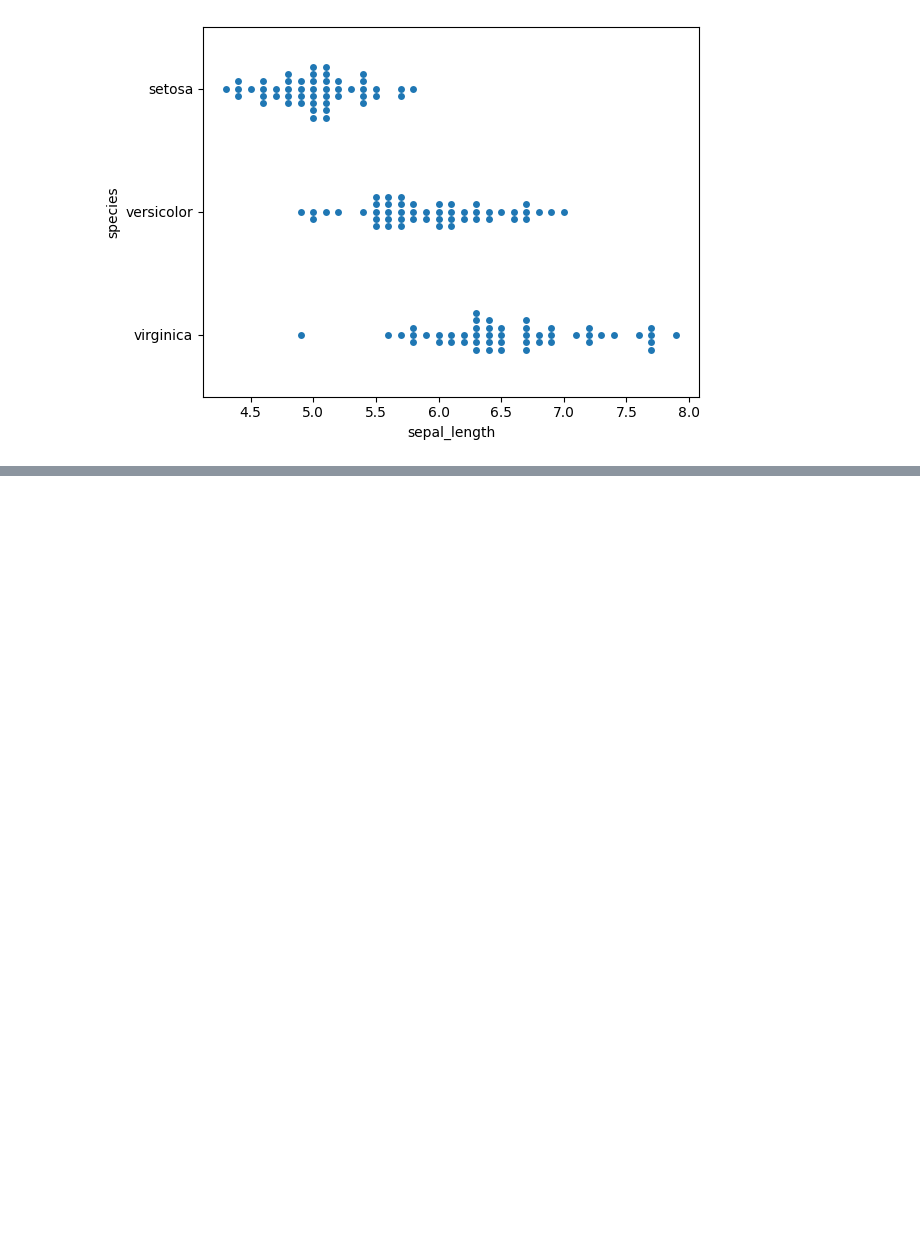
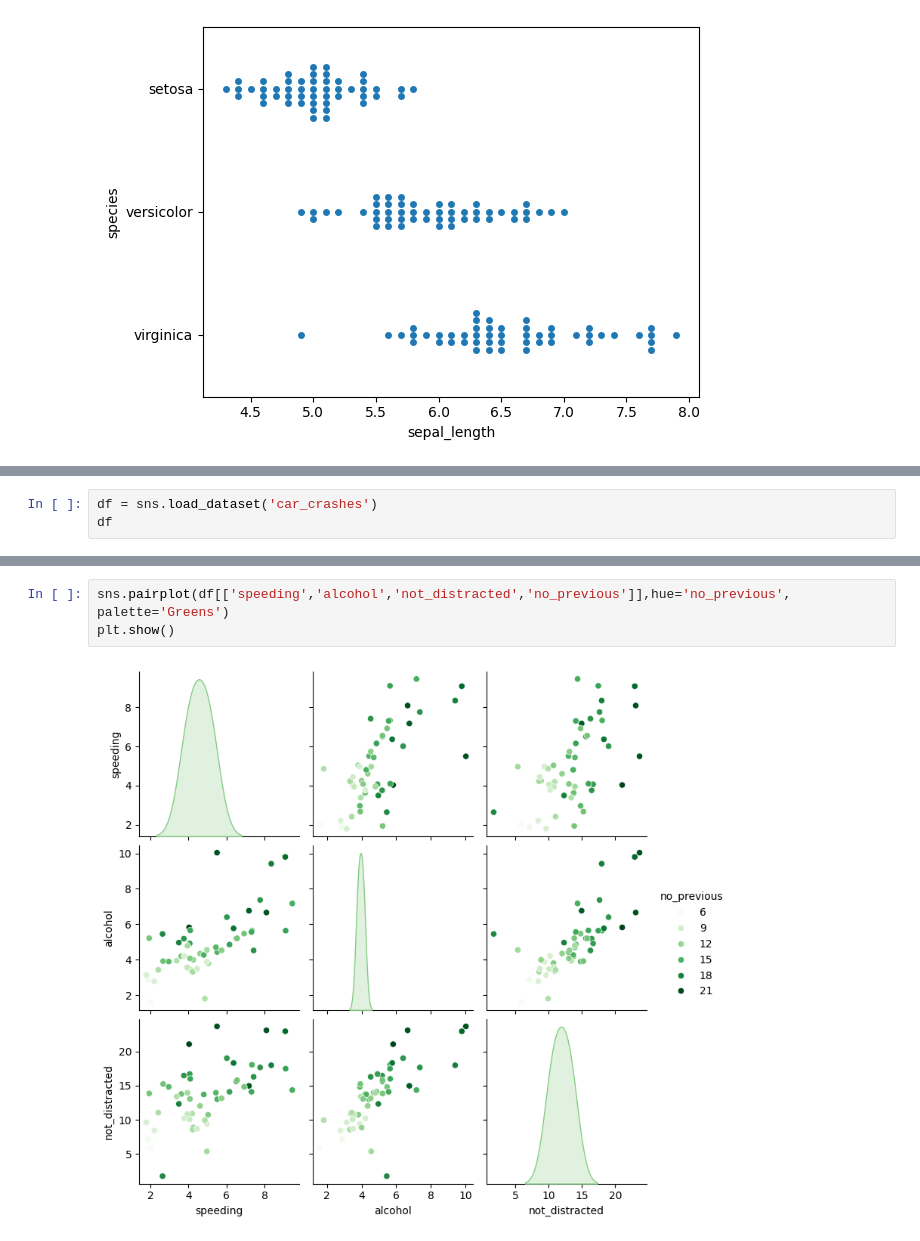
Before and after one commit to Sameerverma32/python, a Jupyter notebook: Data Structure/Analysis/seaborn.ipynb, the cells around one changed output, grey strips where cells are left out. Drawn from its saved outputs; the diff is of its cells as text; blank space fills up the shorter version.

```diff
--- a/Data Structure/Analysis/seaborn.ipynb
+++ b/Data Structure/Analysis/seaborn.ipynb
@@ -176,0 +202,3 @@ sns.swarmplot(df, x='sepal_length', y='species')
+# %%
+df = sns.load_dataset('car_crashes')
+df
@@ -176,0 +235,5 @@ sns.swarmplot(df, x='sepal_length', y='species')
+# %%
+sns.pairplot(df[['speeding','alcohol','not_distracted','no_previous']],hue='no_previous', palette='Greens')
+plt.show()
+# %% [output]
+[figure, added]
```
Also changed, not shown: parts of 12 cells of this notebook.
